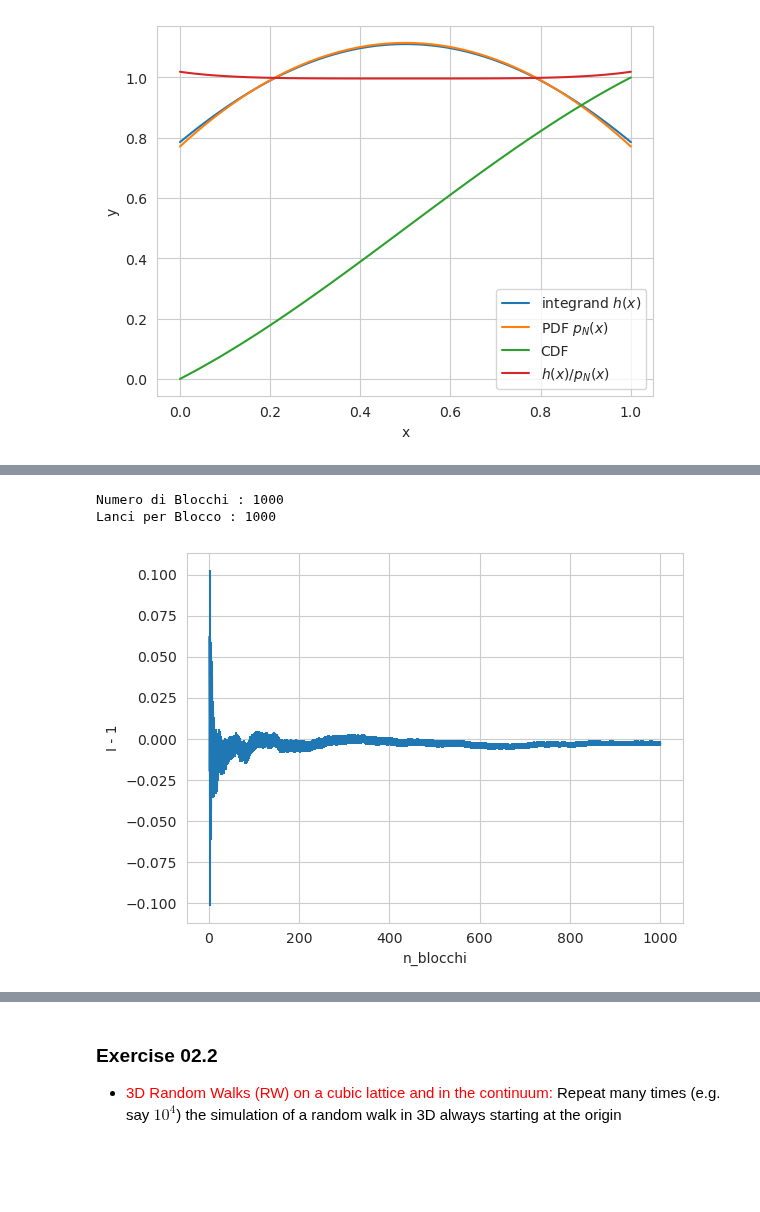
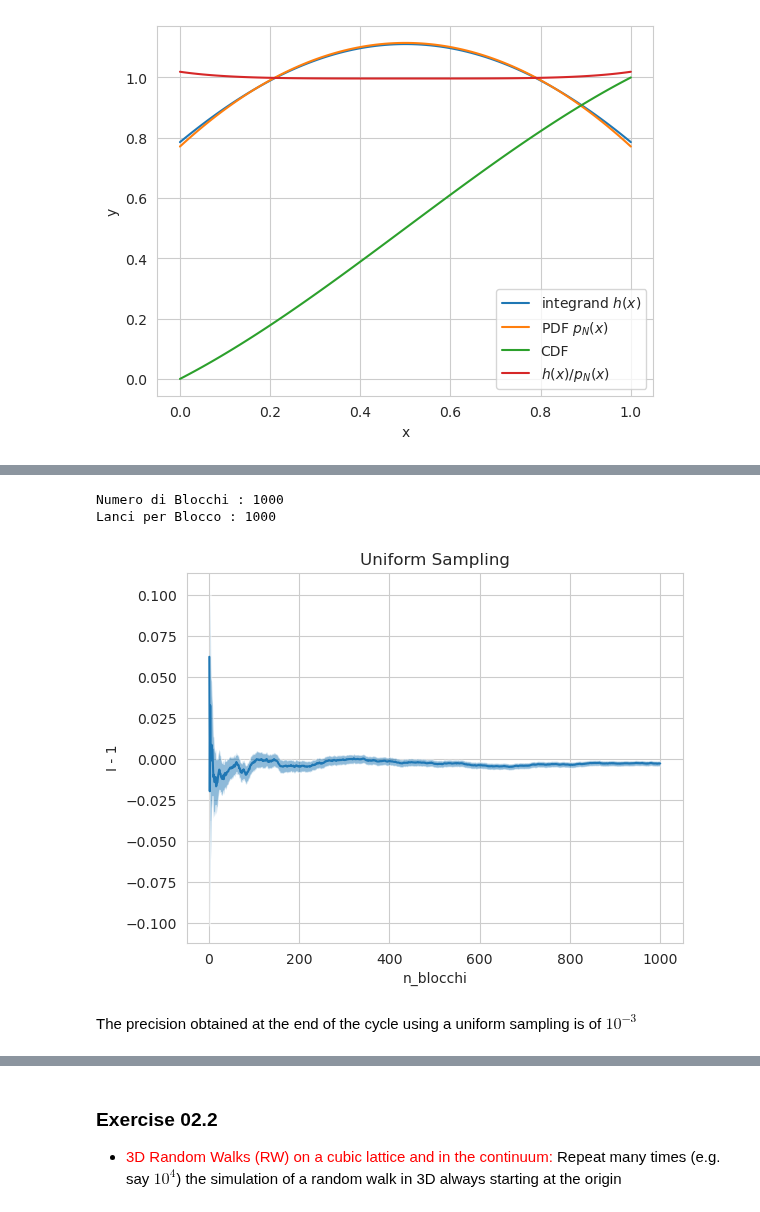
Before and after one commit to RandDouble/SimulazioneNumerica, a Jupyter notebook: LSN_Exercises_02.ipynb, the cells around one changed output, grey strips where cells are left out. Drawn from its saved outputs; the diff is of its cells as text; code cells hidden in the pictures; blank space fills up the shorter version.

```diff
--- a/LSN_Exercises_02.ipynb
+++ b/LSN_Exercises_02.ipynb
@@ -83,18 +88,27 @@ plt.legend();
 # %%
 x_label = "# Blocchi"
 y_label = r"$ I - 1$"
 
 data_unif = np.loadtxt("eser_2/2_1/uniform.csv", delimiter=",")
 x = np.arange(1, 1 + data_unif.shape[0])
-plt.errorbar(x, data_unif[:, 0] - 1, data_unif[:, 1])
+plt.plot(x, data_unif[:, 0] - 1)
+plt.fill_between(
+    x,
+    data_unif[:, 0] - 1 - data_unif[:, 1],
+    data_unif[:, 0] - 1 + data_unif[:, 1],
+    alpha=0.5,
+)
 plt.xlabel("n_blocchi")
 plt.ylabel("I - 1")
+plt.title("Uniform Sampling")
 print(f"Numero di Blocchi : {x.size}")
 print("Lanci per Blocco : 1000")
 # %% [output]
 Numero di Blocchi : 1000
 Lanci per Blocco : 1000
-[figure, old version]
+[figure, new version]
+# %% [markdown]
+The precision obtained at the end of the cycle using a uniform sampling is of $10^{-3}$
 # %%
 # second point
 data_precise = np.loadtxt("eser_2/2_1/precise.csv", delimiter=",")
```
Also changed, not shown: parts of 11 cells of this notebook, 2 other files.
